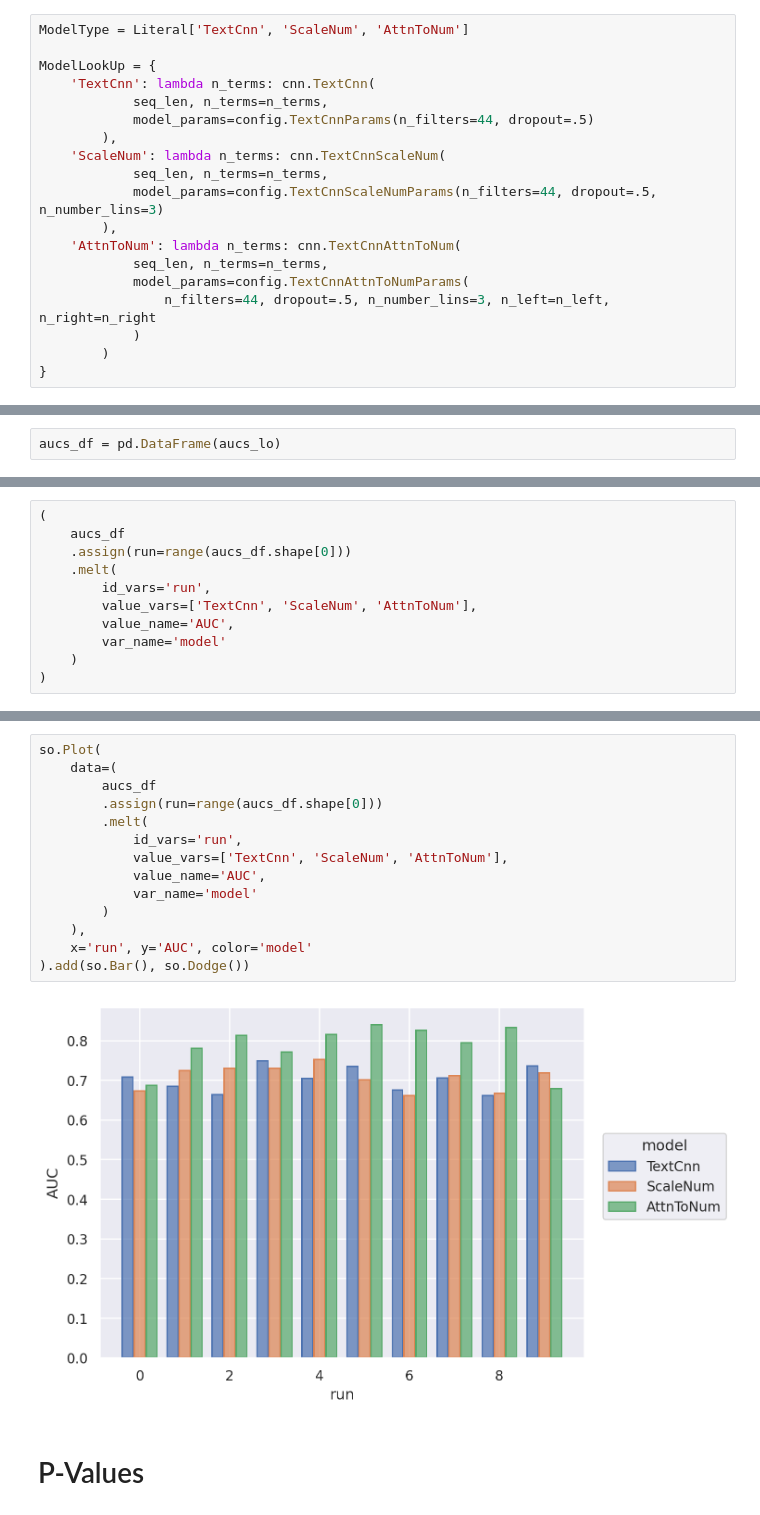
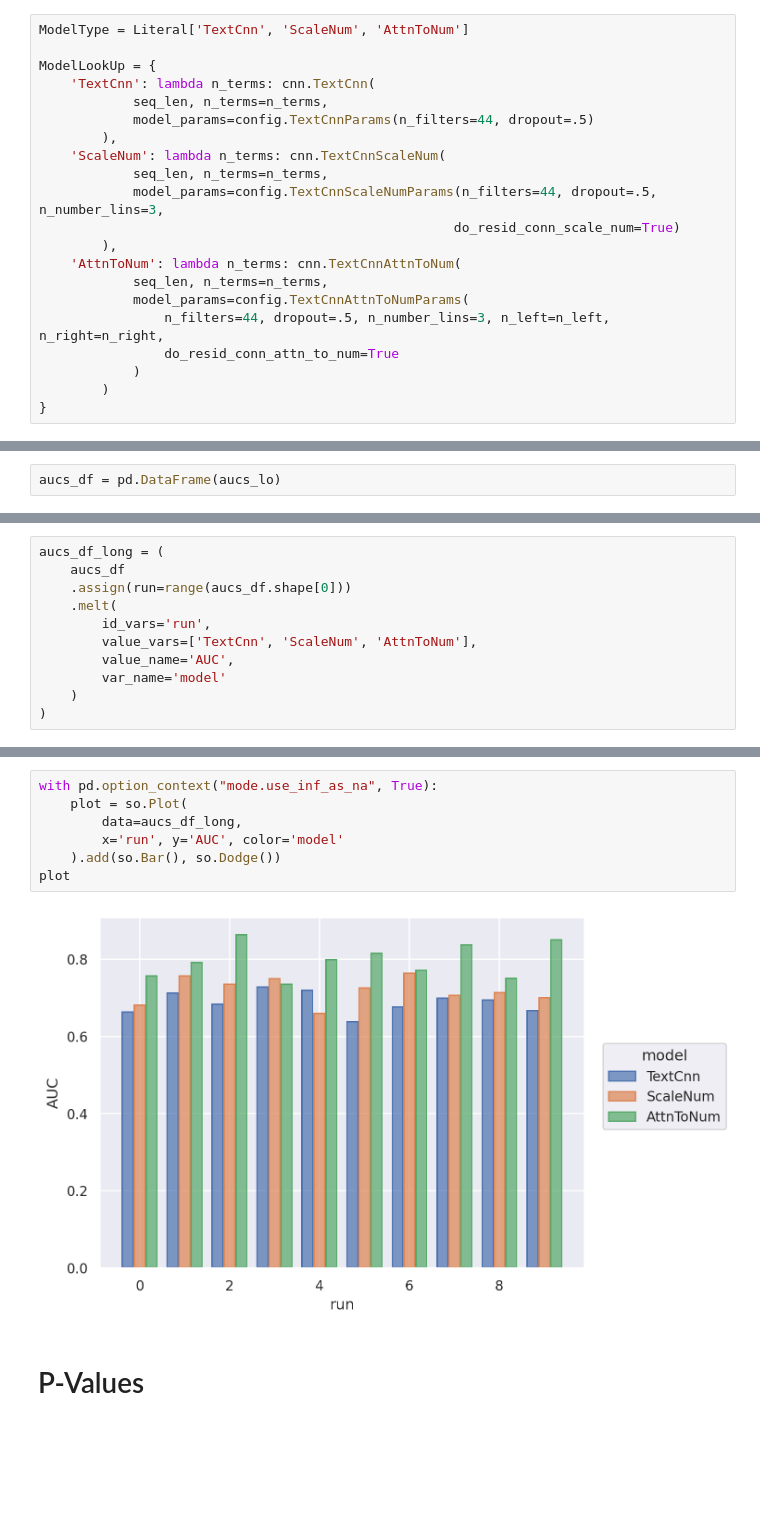
Before and after one commit to musc-surgical-innovation-center/attntonum, a Jupyter notebook: directions.ipynb, the cells around one changed output, grey strips where cells are left out. Cells and saved outputs as stored; diff of their text form; blank space fills up the shorter version.

Commit message:
resid cxn

```diff
--- a/directions.ipynb
+++ b/directions.ipynb
@@ -249,12 +250,14 @@ ModelLookUp = {
         ),
     'ScaleNum': lambda n_terms: cnn.TextCnnScaleNum(
             seq_len, n_terms=n_terms,
-            model_params=config.TextCnnScaleNumParams(n_filters=44, dropout=.5, n_number_lins=3)
+            model_params=config.TextCnnScaleNumParams(n_filters=44, dropout=.5, n_number_lins=3,
+                                                     do_resid_conn_scale_num=True)
         ),
     'AttnToNum': lambda n_terms: cnn.TextCnnAttnToNum(
             seq_len, n_terms=n_terms,
             model_params=config.TextCnnAttnToNumParams(
-                n_filters=44, dropout=.5, n_number_lins=3, n_left=n_left, n_right=n_right
+                n_filters=44, dropout=.5, n_number_lins=3, n_left=n_left, n_right=n_right,
+                do_resid_conn_attn_to_num=True
             )
         )
 }
@@ -483,5 +486,5 @@ aucs_df
 # %%
-(
+aucs_df_long = (
     aucs_df
     .assign(run=range(aucs_df.shape[0]))
     .melt(
@@ -512,19 +497,12 @@ aucs_df
 # %%
-so.Plot(
-    data=(
-        aucs_df
-        .assign(run=range(aucs_df.shape[0]))
-        .melt(
-            id_vars='run',
-            value_vars=['TextCnn', 'ScaleNum', 'AttnToNum'],
-            value_name='AUC',
-            var_name='model'
-        )
-    ),
-    x='run', y='AUC', color='model'
-).add(so.Bar(), so.Dodge())
+with pd.option_context("mode.use_inf_as_na", True):
+    plot = so.Plot(
+        data=aucs_df_long,
+        x='run', y='AUC', color='model'
+    ).add(so.Bar(), so.Dodge())
+plot
 # %% [output]
-[figure, old version]
+[figure, new version]
 # %% [markdown]
 # P-Values
 # %%
```
Also changed, not shown: parts of 15 cells of this notebook, 3 other files.
